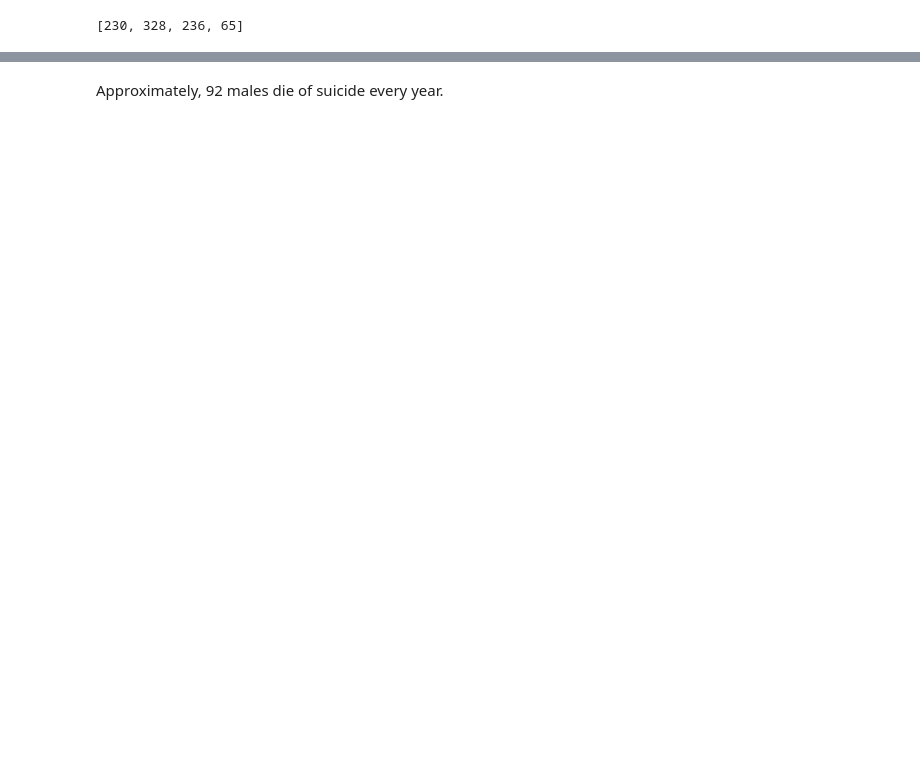
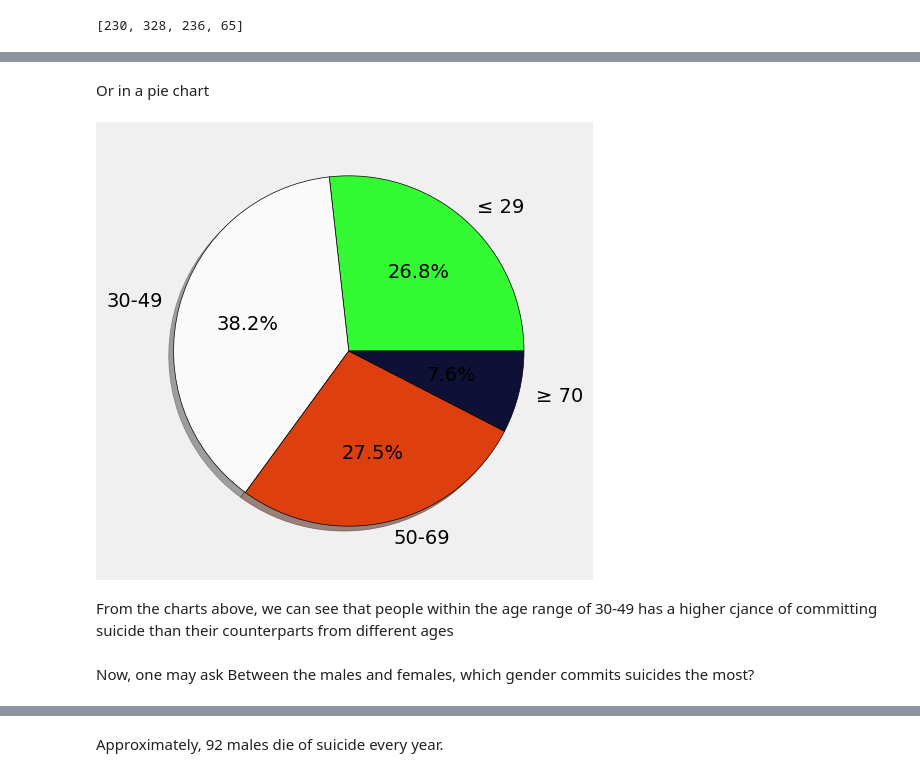
Before and after one commit to EhirimChiedozie/Analysis, a Jupyter notebook: Suicides/suicide.ipynb, the cells around one changed output, grey strips where cells are left out. Saved outputs shown, nothing was run; the diff lists cells and outputs as text; code cells hidden in the pictures; blank space fills up the shorter version.

```diff
--- a/Suicides/suicide.ipynb
+++ b/Suicides/suicide.ipynb
@@ -73,3 +135,19 @@ plt.show()
+# %% [markdown]
+Or in a pie chart
+# %%
+wedgeprops = {'edgecolor':'black'}
+colors = ['#34fa33', '#fafafa', '#dd3f0e', '#0f1035', '#3a3b4c', '#7a3b44', '#e5445c']
+plt.style.use('fivethirtyeight')
+plt.pie(age_group_deaths, labels=age_groups, wedgeprops=wedgeprops, colors=colors, autopct='%1.1f%%', shadow=True)
+plt.tight_layout()
+plt.show()
+# %% [output]
+[figure, added]
+# %% [markdown]
+From the charts above, we can see that people within the age range of 30-49 has a higher cjance of committing suicide than their counterparts from different ages
+# %% [markdown]
+Now, one may ask
+Between the males and females, which gender commits suicides the most?
 # %%
 genders = []
 for i in df['Gender']:
```
Also changed, not shown: parts of 42 cells of this notebook, 12 other files.
